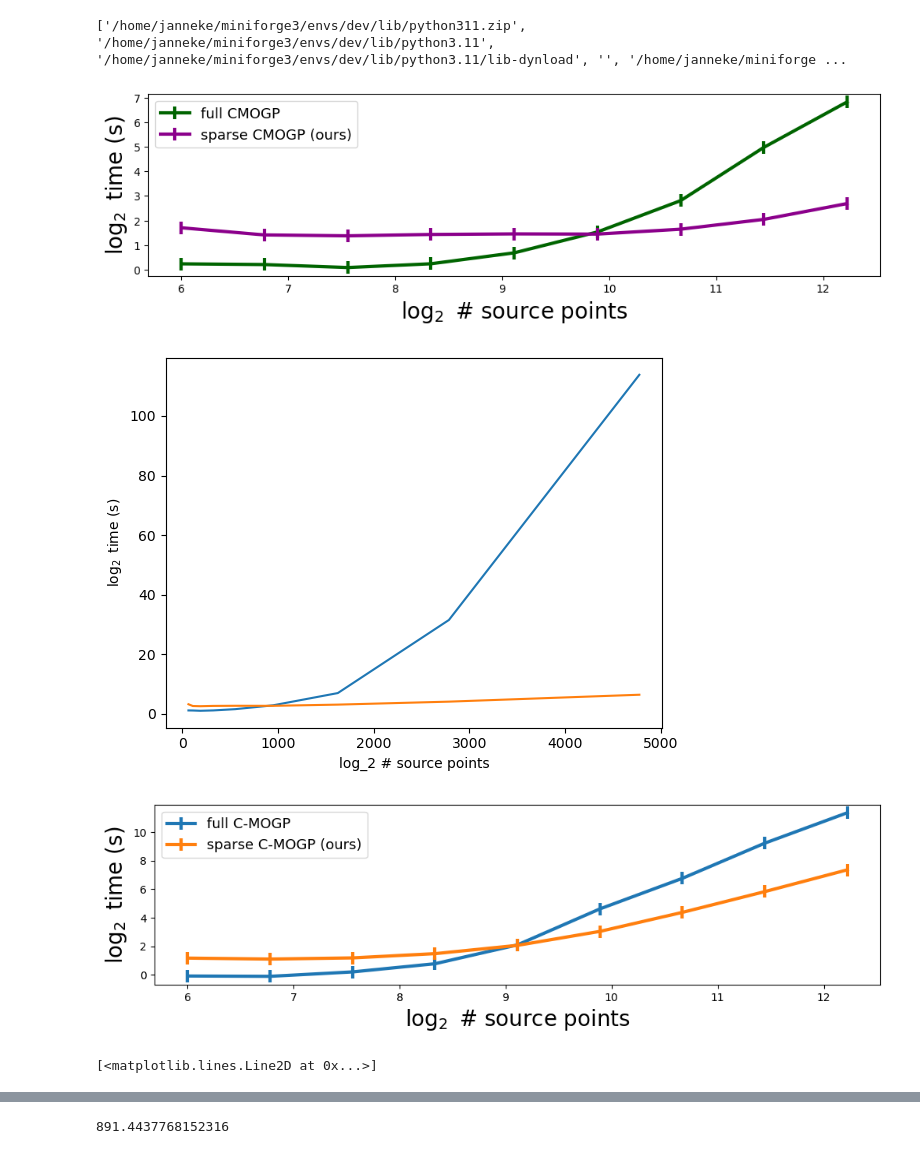
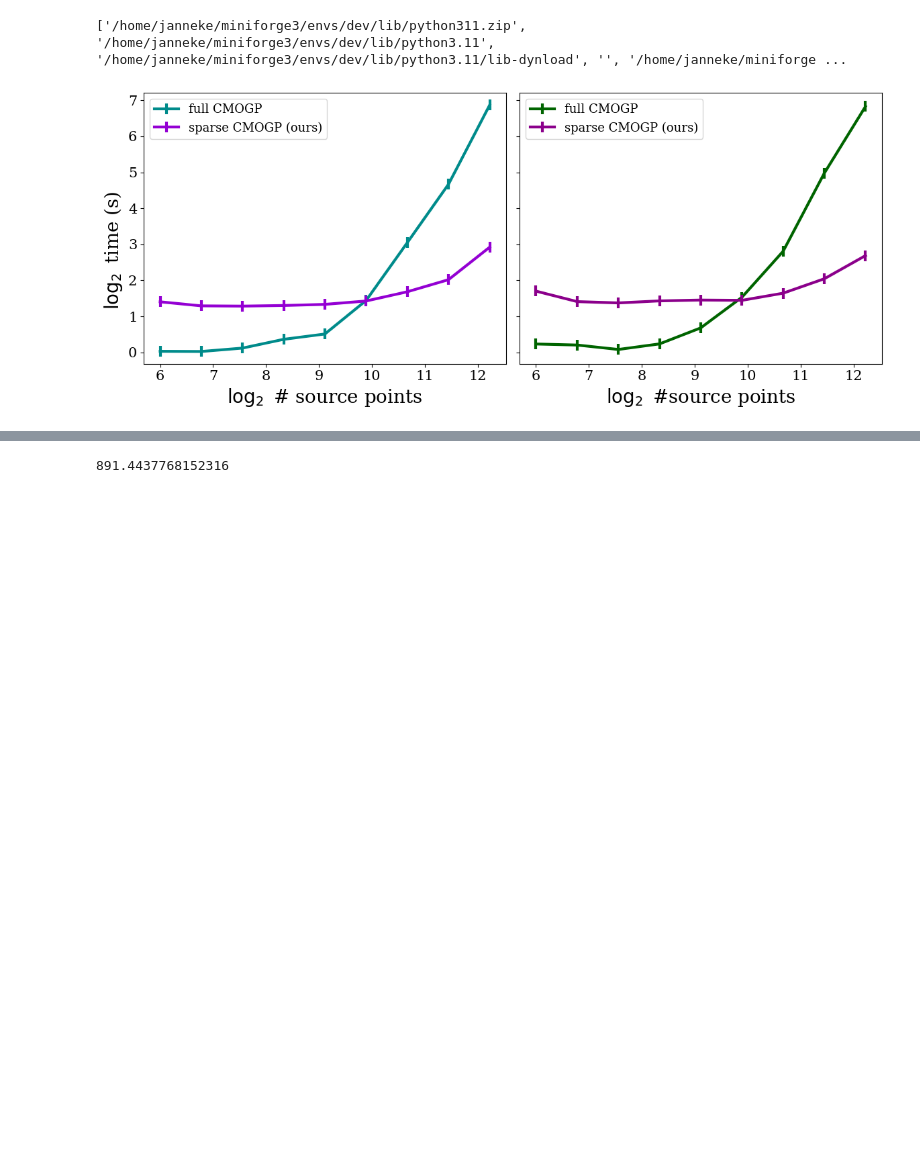
Before and after one commit to JVerbeek/at-gpflow, a Jupyter notebook: experiments/density-stress-test/analysis.ipynb, the cells around one changed output, grey strips where cells are left out. Drawn from its saved outputs; the diff is of its cells as text; code cells hidden in the pictures; blank space fills up the shorter version.

```diff
--- a/experiments/density-stress-test/analysis.ipynb
+++ b/experiments/density-stress-test/analysis.ipynb
@@ -8,47 +8,31 @@ print(sys.path)
 # %% [output]
 ['/home/janneke/miniforge3/envs/dev/lib/python311.zip', '/home/janneke/miniforge3/envs/dev/lib/python3.11', '/home/janneke/miniforge3/envs/dev/lib/python3.11/lib-dynload', '', '/home/janneke/miniforge ...
 # %%
+data = np.load("/home/janneke/src/at-gpflow/experiments/density-stress-test/results/times-with-fixed-target.npz")
+data_full_gp_fixed = data["full_times"].mean(axis=1)[:-1]
+data_sparse_gp_fixed = data["sparse_times"].mean(axis=1)[:-1]
+plt.rcParams["font.family"] = "serif"
+fig, ax = plt.subplots(1, 2, sharey=True, figsize=(12, 5))
+
+X = np.logspace(6, 13, 10, base=2)[:-1]
+fig.supylabel("$\log_2$ time (s)", fontsize=20)
+ax[0].set_xlabel("$\log_2$ # source points", fontsize=20)
+ax[0].plot(np.log2(X), np.log2(data_full_gp_fixed), color="darkcyan", lw=3, marker="|", ms=12, mew=3, label="full CMOGP")
+ax[0].plot(np.log2(X), np.log2(data_sparse_gp_fixed), color="darkviolet", lw=3, marker="|", ms=12, mew=3, label="sparse CMOGP (ours)")
+ax[0].legend(fontsize=13)
+
+
 data = np.load("/home/janneke/src/at-gpflow/experiments/density-stress-test/results/times-with-ivs.npz")
 data_full_gp = data["full_times"].mean(axis=1)[:-1]
 data_sparse_gp = data["sparse_times"].mean(axis=1)[:-1]
-
+ax[0].tick_params(axis="both", labelsize=15)
+ax[1].tick_params(axis="both", labelsize=15)
 X = np.logspace(6, 13, 10, base=2)[:-1]
-plt.figure(figsize=(12, 3))
-plt.ylabel("$\log_2$ time (s)", fontsize=20)
-plt.xlabel("$\log_2$ # source points", fontsize=20)
-plt.plot(np.log2(X), np.log2(data_full_gp), color="darkgreen", lw=3, marker="|", ms=12, mew=3, label="full CMOGP")
-plt.plot(np.log2(X), np.log2(data_sparse_gp), color="darkmagenta", lw=3, marker="|", ms=12, mew=3, label="sparse CMOGP (ours)")
-plt.legend(fontsize=13)
+ax[1].set_xlabel("$\log_2$ #source points", fontsize=20)
+ax[1].plot(np.log2(X), np.log2(data_full_gp), color="darkgreen", lw=3, marker="|", ms=12, mew=3, label="full CMOGP")
+ax[1].plot(np.log2(X), np.log2(data_sparse_gp), color="darkmagenta", lw=3, marker="|", ms=12, mew=3, label="sparse CMOGP (ours)")
+ax[1].legend(fontsize=13)
+plt.tight_layout()
 plt.show()
-
-
-X = np.logspace(6, 13, 10, base=2)[:-1]
-plt.ylabel("$\log_2$ time (s)")
-plt.xlabel("log_2 # source points")
-plt.plot(X, data_full_gp)
-plt.plot(X, data_sparse_gp)
-
-data = np.load("/home/janneke/src/at-gpflow/experiments/density-stress-test/results/times.npz")
-data_full_gp = data["full_times"].mean(axis=1)[:-1]
-data_sparse_gp = data["sparse_times"].mean(axis=1)[:-1]
-
-X = np.logspace(6, 13, 10, base=2)[:-1]
-plt.figure(figsize=(12, 3))
-plt.ylabel("$\log_2$ time (s)", fontsize=20)
-plt.xlabel("$\log_2$ # source points", fontsize=20)
-plt.plot(np.log2(X), np.log2(data_full_gp), lw=3, marker="|", ms=12, mew=3, label="full C-MOGP")
-plt.plot(np.log2(X), np.log2(data_sparse_gp), lw=3, marker="|", ms=12, mew=3, label="sparse C-MOGP (ours)")
-plt.legend(fontsize=13)
-plt.show()
-
-
-X = np.logspace(6, 13, 10, base=2)[:-1]
-plt.ylabel("$\log_2$ time (s)")
-plt.xlabel("log_2 # source points")
-plt.plot(X, data_full_gp)
-plt.plot(X, data_sparse_gp)
 # %% [output]
-[figure, old version]
+[figure, new version]
-[figure, removed]
-[figure, removed]
-[<matplotlib.lines.Line2D at 0x...>]
```
Also changed, not shown: parts of 1 cell of this notebook, 41 other files.
